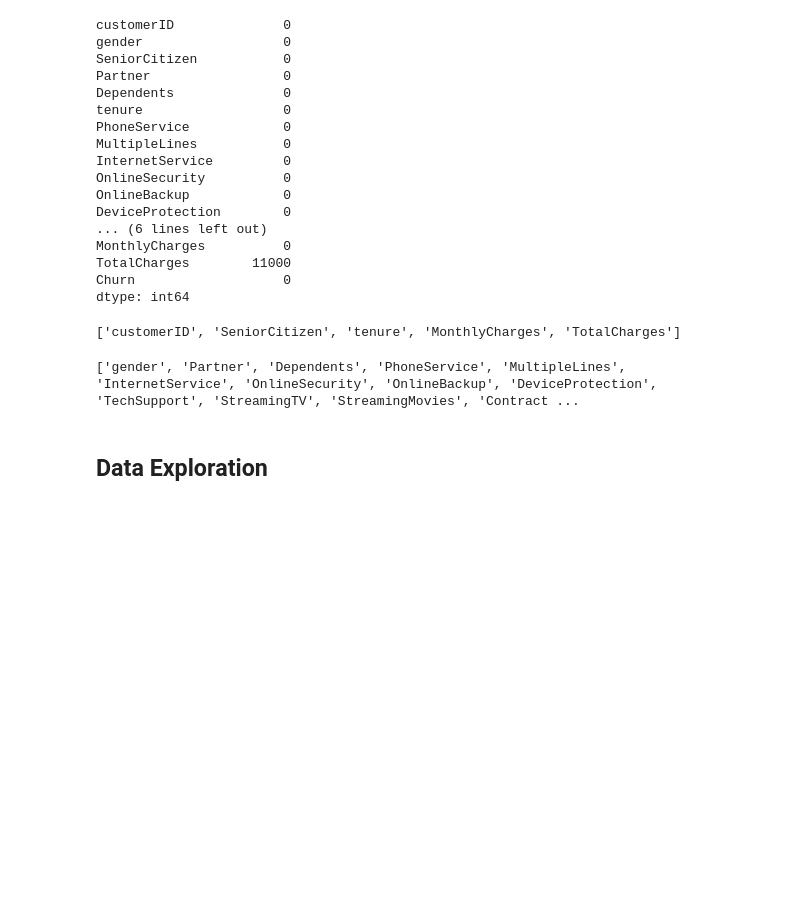
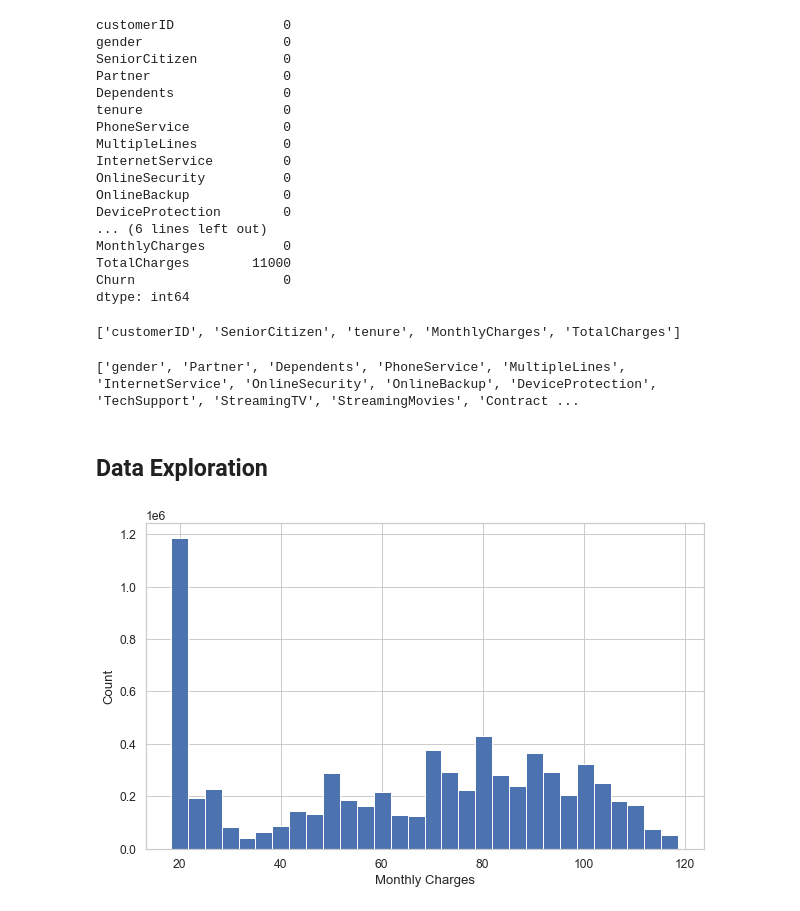
Before and after one commit to dplem/Customer-Churn-Prediction, a Jupyter notebook: Notebooks/2 - Exploratory Analysis.ipynb, the cells around one changed output. Cells and saved outputs as stored; diff of their text form; code cells hidden in the pictures; blank space fills up the shorter version.

Commit message:
update notebook with new visualizations

```diff
--- a/Notebooks/2 - Exploratory Analysis.ipynb
+++ b/Notebooks/2 - Exploratory Analysis.ipynb
@@ -105,3 +105,9 @@ print(c)
 ['gender', 'Partner', 'Dependents', 'PhoneService', 'MultipleLines', 'InternetService', 'OnlineSecurity', 'OnlineBackup', 'DeviceProtection', 'TechSupport', 'StreamingTV', 'StreamingMovies', 'Contract ...
 # %% [markdown]
 ## Data Exploration
+# %%
+# Plot Monthly Charges
+sns.set(style='whitegrid', palette="deep", font_scale=1.1, rc={"figure.figsize": [10, 6]})
+sns.distplot(churn_df['MonthlyCharges'], norm_hist=False, kde=False, bins=30, hist_kws={"alpha": 1}).set(xlabel='Monthly Charges', ylabel='Count');
+# %% [output]
+[figure, added]
```
Also changed, not shown: parts of 18 cells of this notebook.
